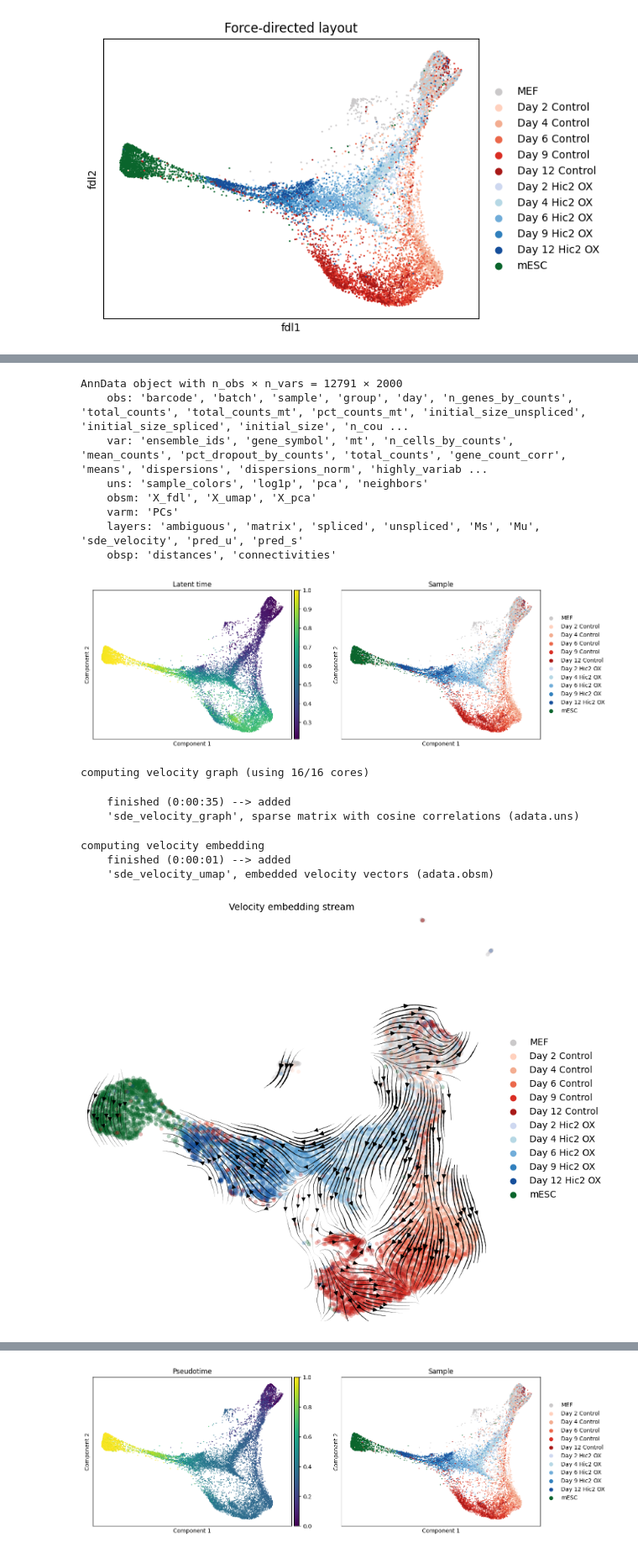
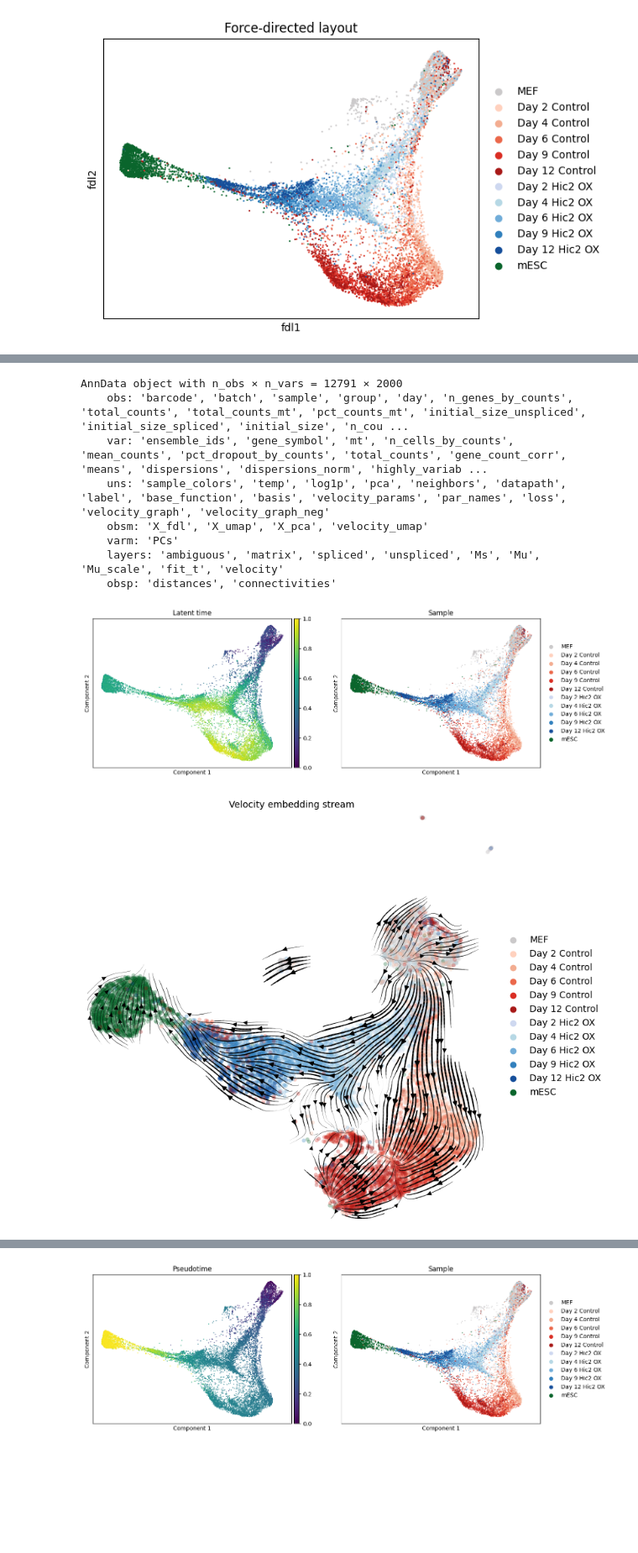
Before and after one commit to logolyte/hic2_masters_project, a Jupyter notebook: Unitvelo.ipynb, the cells around one changed output, grey strips where cells are left out. Shown at 84% size. Saved outputs shown, nothing was run; the diff lists cells and outputs as text; code cells hidden in the pictures; blank space fills up the shorter version.

```diff
--- a/Unitvelo.ipynb
+++ b/Unitvelo.ipynb
@@ -32,7 +30,7 @@ velo = unitvelo.config.Configuration()
 velo.R2_ADJUST = True
 velo.IROOT = None
 velo.FIT_OPTION = '1'
-if tensorflow.test.is_gpu_available():
+if tensorflow.config.list_physical_devices("GPU"):
     print("Using GPU")
     velo.GPU = 0
 else:
@@ -137,10 +134,10 @@ print(adata)
 AnnData object with n_obs × n_vars = 12791 × 2000
     obs: 'barcode', 'batch', 'sample', 'group', 'day', 'n_genes_by_counts', 'total_counts', 'total_counts_mt', 'pct_counts_mt', 'initial_size_unspliced', 'initial_size_spliced', 'initial_size', 'n_cou ...
     var: 'ensemble_ids', 'gene_symbol', 'mt', 'n_cells_by_counts', 'mean_counts', 'pct_dropout_by_counts', 'total_counts', 'gene_count_corr', 'means', 'dispersions', 'dispersions_norm', 'highly_variab ...
-    uns: 'sample_colors', 'log1p', 'pca', 'neighbors'
-    obsm: 'X_fdl', 'X_umap', 'X_pca'
+    uns: 'sample_colors', 'temp', 'log1p', 'pca', 'neighbors', 'datapath', 'label', 'base_function', 'basis', 'velocity_params', 'par_names', 'loss', 'velocity_graph', 'velocity_graph_neg'
+    obsm: 'X_fdl', 'X_umap', 'X_pca', 'velocity_umap'
     varm: 'PCs'
-    layers: 'ambiguous', 'matrix', 'spliced', 'unspliced', 'Ms', 'Mu', 'sde_velocity', 'pred_u', 'pred_s'
+    layers: 'ambiguous', 'matrix', 'spliced', 'unspliced', 'Ms', 'Mu', 'Mu_scale', 'fit_t', 'velocity'
     obsp: 'distances', 'connectivities'
 # %%
 # Plot latent time
@@ -150,19 +147,12 @@ for axis in axis_list:
     axis.set_ylabel("Component 2")
 pyplot.show()
 # %% [output]
-[figure, old version]
+[figure, new version]
 # %%
 # Velocity cosine correlations
-scvelo.tl.velocity_graph(adata, vkey="sde_velocity", n_jobs=16)
+scvelo.tl.velocity_graph(adata, vkey="velocity", n_jobs=16)
-# %% [output]
-computing velocity graph (using 16/16 cores)
-    finished (0:00:35) --> added
-    'sde_velocity_graph', sparse matrix with cosine correlations (adata.uns)
 # %%
-scvelo.pl.velocity_embedding_stream(adata, vkey="sde_velocity", basis="umap", color="sample", legend_loc="right", figsize=(8,8), title="Velocity embedding stream", density=4)
+scvelo.pl.velocity_embedding_stream(adata, vkey="velocity", basis="umap", color="sample", legend_loc="right", figsize=(8,8), title="Velocity embedding stream", density=4)
 # %% [output]
-computing velocity embedding
-    finished (0:00:01) --> added
-    'sde_velocity_umap', embedded velocity vectors (adata.obsm)
-[figure, old version]
+[figure, new version]
 # %%
```
Also changed, not shown: parts of 10 cells of this notebook, 1 other file.
